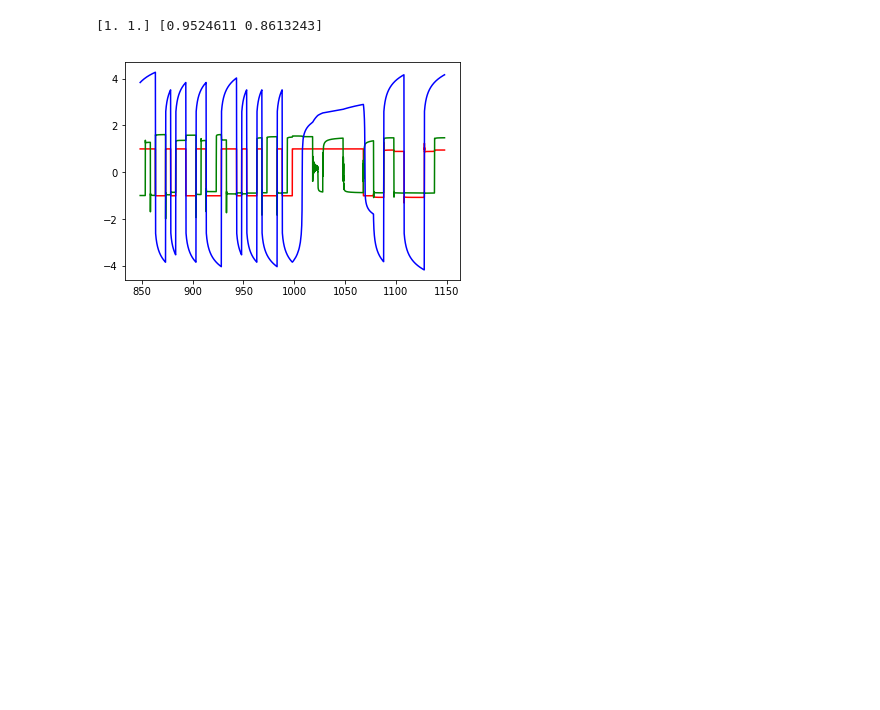
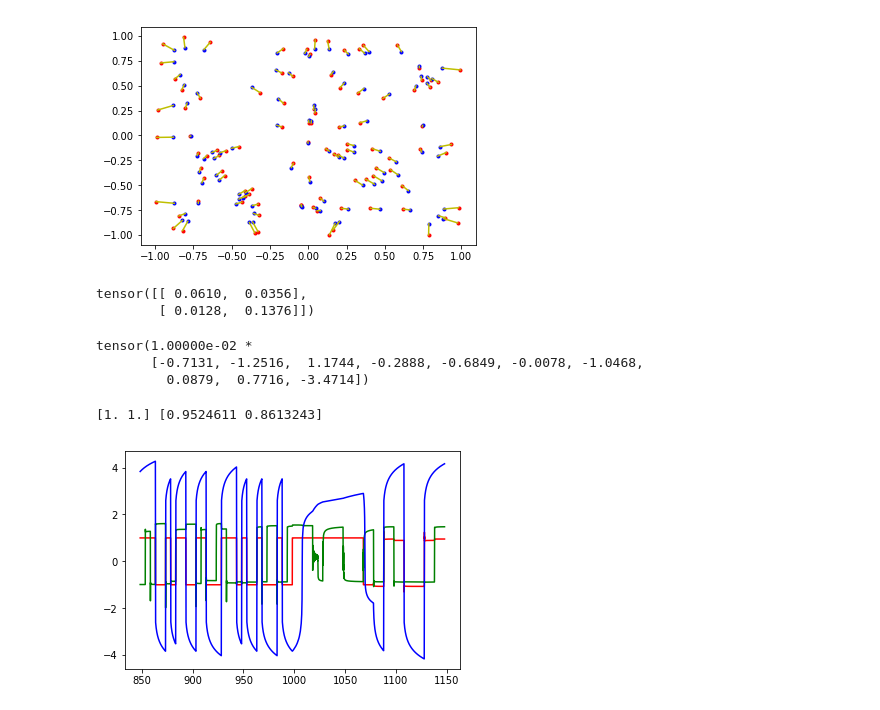
Before and after one commit to jorchard/peBogacz, a Jupyter notebook: python/runme1.ipynb, the cells around one changed output. Saved outputs shown, nothing was run; the diff lists cells and outputs as text; code cells hidden in the pictures; blank space fills up the shorter version.

```diff
--- a/python/runme1.ipynb
+++ b/python/runme1.ipynb
@@ -39,6 +36,7 @@ def RandomSample():
 # %%
 def RandomSample():
     r = np.random.rand(2)
-    x = np.round(r)*2. - 1
+    #x = np.round(r)*2. - 1
+    x = 2.*r - 1.
     y = deepcopy(x)
     return [x, y]
@@ -45,14 +68,32 @@ def RandomSample():
+# %%
+net = NN.NeuralNetwork()
+net.AddLayer(Layer.InputPELayer(n=2))
+net.AddLayer(Layer.PELayer(n=20))
+net.AddLayer(Layer.TopPELayer(n=2))
+net.Connect(0,1)
+net.Connect(1,2)
+net.layers[-1].sigma = Layer.tanh
+net.layers[-1].sigma_p = Layer.tanh_p
+#net.layers[-1].sigma = Layer.identity
+#net.layers[-1].sigma_p = Layer.identity_p
+#net.layers[1].sigma = Layer.identity
+#net.layers[1].sigma_p = Layer.identity_p
+#net.layers[0].sigma = Layer.identity
+#net.layers[0].sigma_p = Layer.identity_p
 # %%
-net.learning_tau = 2.
-epochs = 200
-fp = FloatProgress(min=0,max=epochs)
+net.learning_tau = 100.
+epochs = 5
+fp = FloatProgress(min=0,max=epochs*len(train[0]))
 display(fp)
 T = 5.
+batch_size = 10
 start_time = time.time()
+batches = NN.MakeBatches(train[0], train[1], batch_size=batch_size)
 for k in range(epochs):
-    [x, y] = RandomSample()
-    net.Infer(T, x, y)
-    fp.value += 1
+    for x in batches:
+        net.Reset()
+        net.Infer(T, x[0], x[1])
+        fp.value += batch_size
 end_time = time.time()
 print('Total time: '+str(end_time-start_time))
 # %% [output]
@@ -67,0 +102,4 @@ print(y,np.array(yy))
+# %%
+yy = net.Predict(10., train[0][:])
+print(train[1][:10])
+print(yy)
@@ -68,3 +124,24 @@ print(y,np.array(yy))
+# %%
+n = 100
+plt.plot(np.array(train[1][:n,0]), np.array(train[1][:n,1]), 'r.')
+plt.plot(np.array(yy[:n,0]), np.array(yy[:n,1]), 'b.')
+for k in range(n):
+    st = [train[1][k,0], yy[k,0]]
+    en = [train[1][k,1], yy[k,1]]
+    plt.plot(st, en, 'y')
+# %% [output]
+[figure, added]
+# %%
+net.connections[1].M
+# %% [output]
+tensor([[ 0.0610,  0.0356],
+        [ 0.0128,  0.1376]])
+# %%
+net.layers[1].b
+# %% [output]
+tensor(1.00000e-02 *
+       [-0.7131, -1.2516,  1.1744, -0.2888, -0.6849, -0.0078, -1.0468,
+         0.0879,  0.7716, -3.4714])
 # %%
 [x, y] = RandomSample()
 #net.Reset()
```
Also changed, not shown: parts of 6 cells of this notebook, 5 other files.
